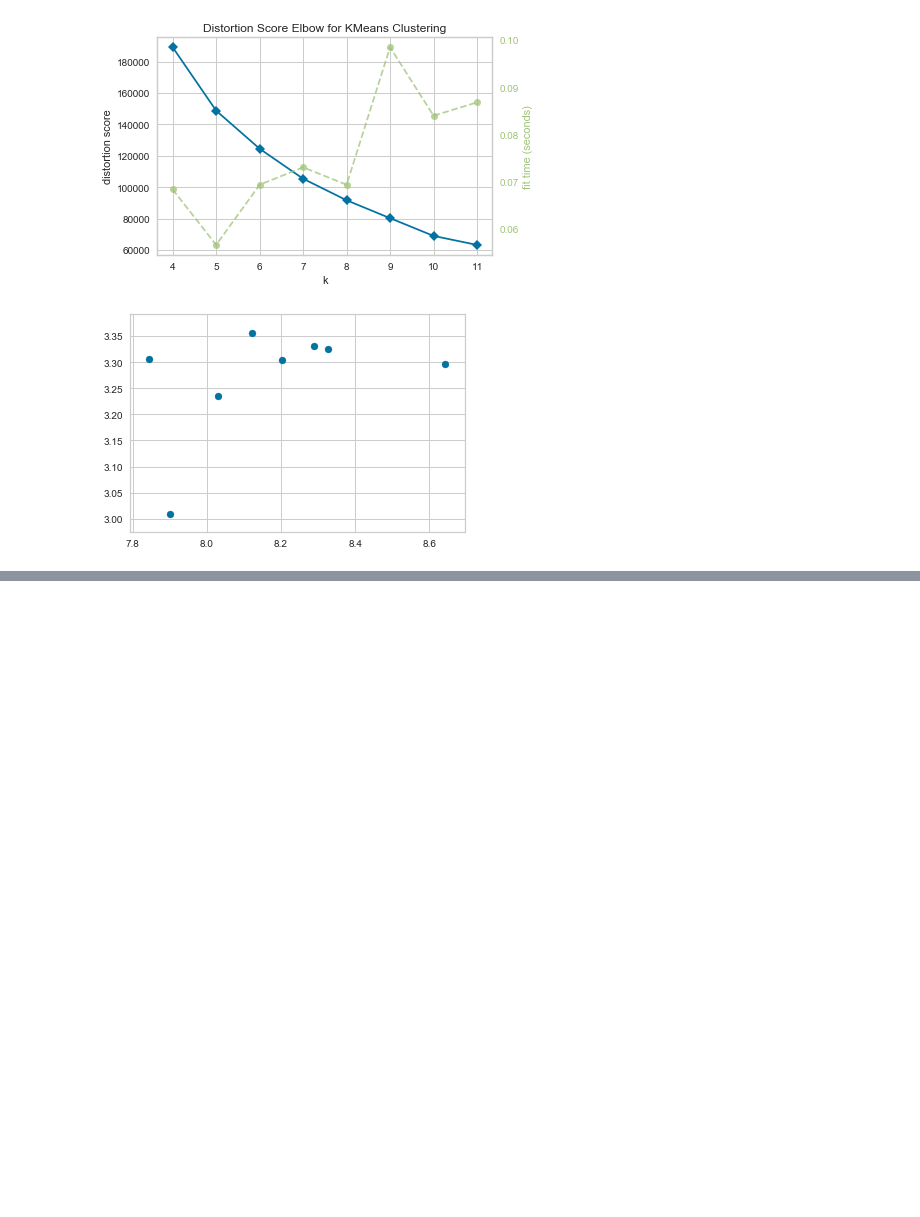
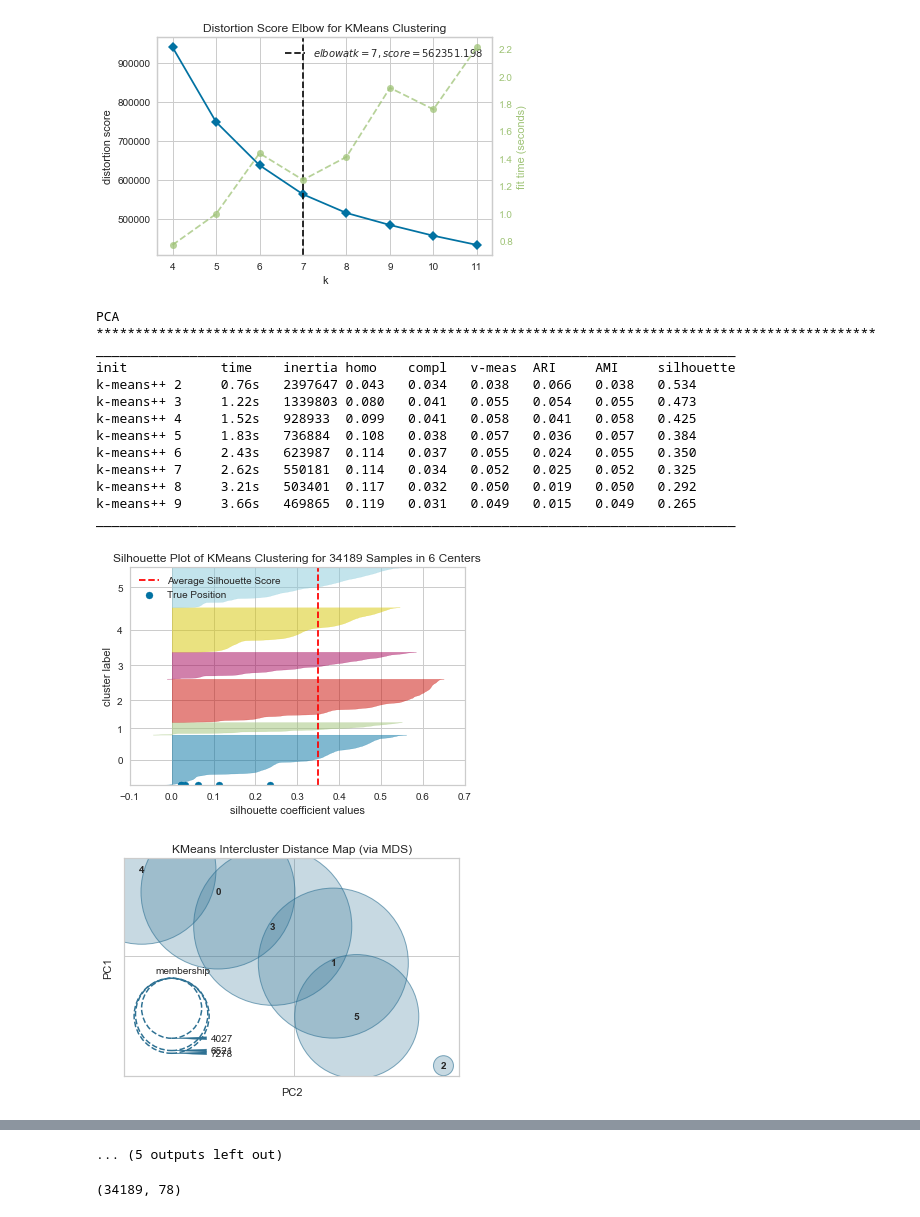
Before and after one commit to SoftwarePhil/ml_unsupervised_learning, a Jupyter notebook: project3_adult.ipynb, the cells around one changed output, grey strips where cells are left out. Saved outputs shown, nothing was run; the diff lists cells and outputs as text; code cells hidden in the pictures; blank space fills up the shorter version.

```diff
--- a/project3_adult.ipynb
+++ b/project3_adult.ipynb
@@ -439,7 +525,6 @@ kurtosis 12.036480756802083
 def run_rp(x, xtest):
     rp = random_projection.SparseRandomProjection(n_components=5)
     x_train_rp = rp.fit_transform(x)
-    feature_corr(x)
     feature_corr(pd.DataFrame.from_records(x_train_rp))
     num_of_runs = 5
 
@@ -453,7 +538,7 @@ def run_rp(x, xtest):
 
             x_test_rp = rp.transform(xtest)
 
-            regr = linear_model.LinearRegression()
+            regr = tree.DecisionTreeClassifier()
             # Train the model using the training sets
             regr.fit(x_train_rp, y_train)
 
@@ -553,7 +645,8 @@ for f in range(amount_of_features):
 
 
 print(FFI)
-x_train_ffi = x_features[FFI]
+x_train_ffi = x_train[FFI]
+x_test_ffi = x_test[FFI]
 print(x_train_ffi)
 feature_corr(x_train_ffi)
 # %% [output]
@@ -594,26 +689,26 @@ total_sulfur_dioxide
 # %%
 ####final feature reductions
-##PCA = 6
-##ICA = 7
-##RP = 8
-##TOP 4
+##PCA = 25
+##ICA = 78
+##RP = 50
+##TOP 56
 
-pca = decomposition.PCA(n_components=6)
+pca = decomposition.PCA(n_components=25)
 pca.fit(x_train_list)
 x_train_pca = pca.transform(x_train_list)
 x_test_pca = pca.transform(x_test_list)
 
-ica = decomposition.FastICA(n_components=7)
+ica = decomposition.FastICA(n_components=78)
 ica.fit(x_train_list)
 x_train_ica = ica.transform(x_train_list)
 x_test_ica = ica.transform(x_test_list)
 
-rp = random_projection.SparseRandomProjection(n_components=8)
+rp = random_projection.SparseRandomProjection(n_components=50)
 rp.fit(x_train)
 x_train_rp = rp.transform(x_train)
 x_test_rp = rp.transform(x_test)
 
-feature_corr(pd.DataFrame.from_records(x_train_pca))
-feature_corr(pd.DataFrame.from_records(x_train_ica))
-feature_corr(pd.DataFrame.from_records(x_test_rp))
-feature_corr(x_train_ffi)
+# feature_corr(pd.DataFrame.from_records(x_train_pca))
+# feature_corr(pd.DataFrame.from_records(x_train_ica))
+# feature_corr(pd.DataFrame.from_records(x_test_rp))
+# feature_corr(pd.DataFrame.from_records(x_train_ffi))
@@ -625,9 +715,13 @@ feature_corr(x_train_ffi)
 # %%
 ####RERUN kmeans PCA
-
-run_kmeans(8, x_train_pca, y_train)
-print("*"*)
-run_kmeans(8, x_train_ica, y_train)
-run_kmeans(8, x_train_rp, y_train)
-run_kmeans(8, x_train_pca, y_train)
+print(len(x_train_ffi))
+####RERUN kmeans PCA
+print("FFI", "*"*100)
+run_kmeans(6, x_train_ffi, y_train)
+print("PCA", "*"*100)
+run_kmeans(6, x_train_pca, y_train)
+print("ICA", "*"*100)
+run_kmeans(6, x_train_ica, y_train)
+print("RP", "*"*100)
+run_kmeans(6, x_train_rp, y_train)
 # %% [output]
@@ -653,2 +743,15 @@ ________________________________________________________________________________
-[figure, old version]
+[figure, new version]
+PCA ****************************************************************************************************
+__________________________________________________________________________________
+init            time    inertia homo    compl   v-meas  ARI     AMI     silhouette
+k-means++ 2     0.76s   2397647 0.043   0.034   0.038   0.066   0.038   0.534
+k-means++ 3     1.22s   1339803 0.080   0.041   0.055   0.054   0.055   0.473
+k-means++ 4     1.52s   928933  0.099   0.041   0.058   0.041   0.058   0.425
+k-means++ 5     1.83s   736884  0.108   0.038   0.057   0.036   0.057   0.384
+k-means++ 6     2.43s   623987  0.114   0.037   0.055   0.024   0.055   0.350
+k-means++ 7     2.62s   550181  0.114   0.034   0.052   0.025   0.052   0.325
+k-means++ 8     3.21s   503401  0.117   0.032   0.050   0.019   0.050   0.292
+k-means++ 9     3.66s   469865  0.119   0.031   0.049   0.015   0.049   0.265
+__________________________________________________________________________________
-[figure, old version]
+[figure, new version]
+[figure, added]
@@ -654,0 +774,5 @@ ________________________________________________________________________________
+... (5 outputs left out)
+# %%
+pd.DataFrame.from_records(x_train_ica).shape
+# %% [output]
+(34189, 78)
```
Also changed, not shown: parts of 12 cells of this notebook, 2 other files.
